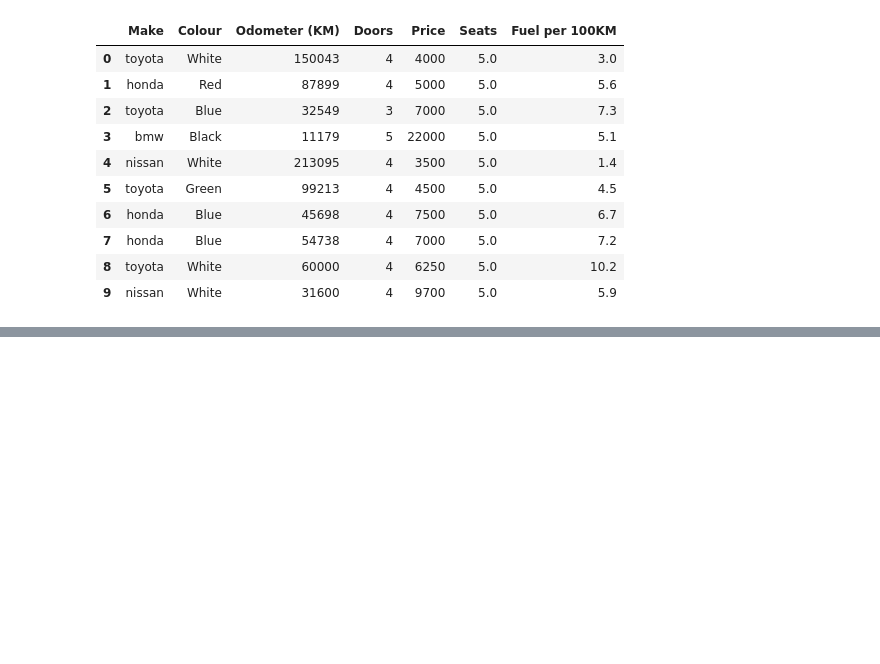
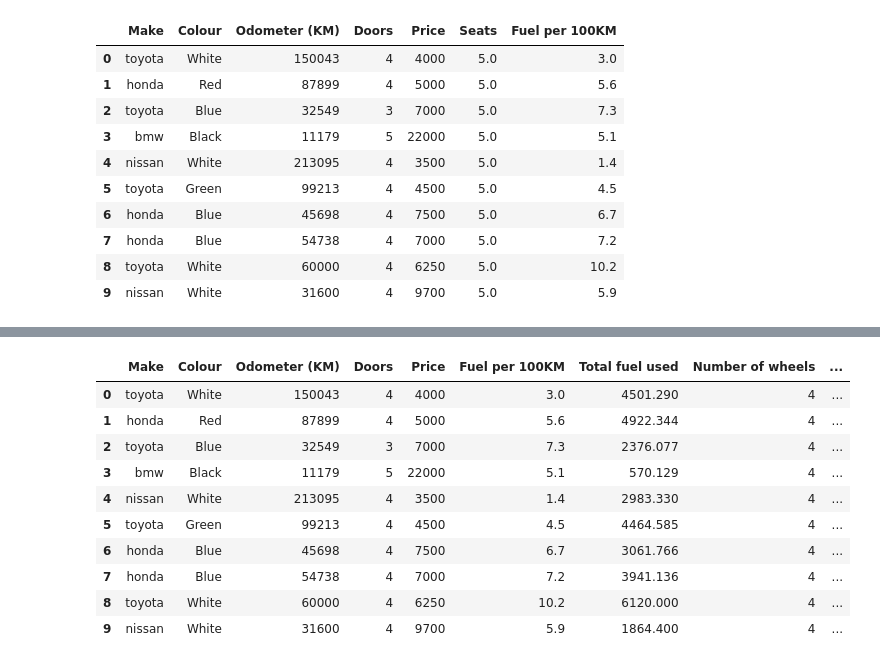
Before and after one commit to MelihKlc/Deep-Learning, a Jupyter notebook: Pandas.ipynb, the cells around one changed output, grey strips where cells are left out. Saved outputs shown, nothing was run; the diff lists cells and outputs as text; code cells hidden in the pictures; blank space fills up the shorter version.

```diff
--- a/Pandas.ipynb
+++ b/Pandas.ipynb
@@ -516,0 +577,15 @@ car_sales
+# %%
+# Drop column
+car_sales.drop("Seats" , axis = 1)  # Drop function should take into the axis parameter
+# %% [output]
+|  | Make | Colour | Odometer (KM) | Doors | Price | Fuel per 100KM | Total fuel used | Number of wheels | ... |
+| 0 | toyota | White | 150043 | 4 | 4000 | 3.0 | 4501.290 | 4 | ... |
+| 1 | honda | Red | 87899 | 4 | 5000 | 5.6 | 4922.344 | 4 | ... |
+| 2 | toyota | Blue | 32549 | 3 | 7000 | 7.3 | 2376.077 | 4 | ... |
+| 3 | bmw | Black | 11179 | 5 | 22000 | 5.1 | 570.129 | 4 | ... |
+| 4 | nissan | White | 213095 | 4 | 3500 | 1.4 | 2983.330 | 4 | ... |
+| 5 | toyota | Green | 99213 | 4 | 4500 | 4.5 | 4464.585 | 4 | ... |
+| 6 | honda | Blue | 45698 | 4 | 7500 | 6.7 | 3061.766 | 4 | ... |
+| 7 | honda | Blue | 54738 | 4 | 7000 | 7.2 | 3941.136 | 4 | ... |
+| 8 | toyota | White | 60000 | 4 | 6250 | 10.2 | 6120.000 | 4 | ... |
+| 9 | nissan | White | 31600 | 4 | 9700 | 5.9 | 1864.400 | 4 | ... |
```
Also changed, not shown: parts of 10 cells of this notebook.
